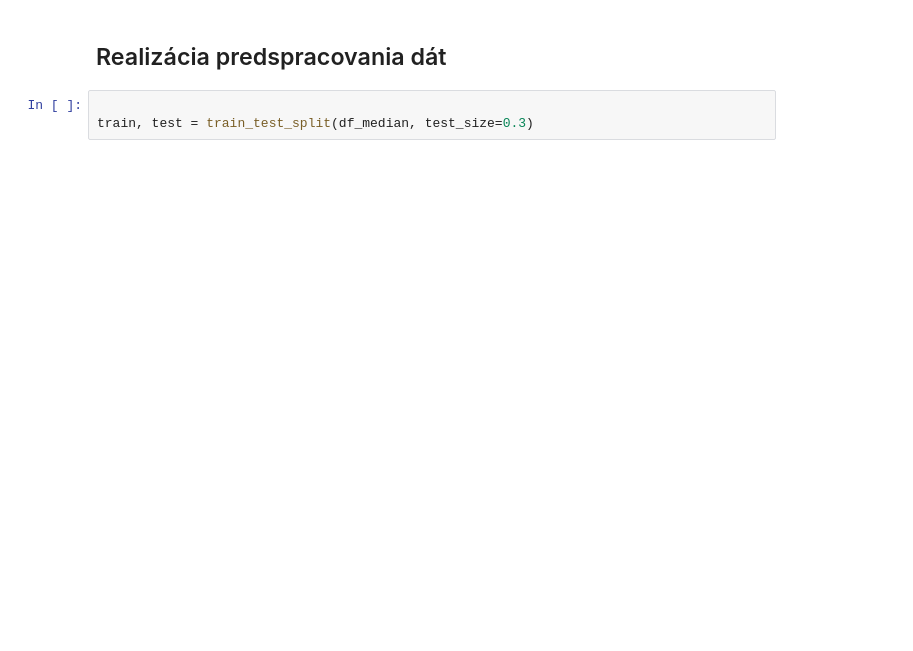
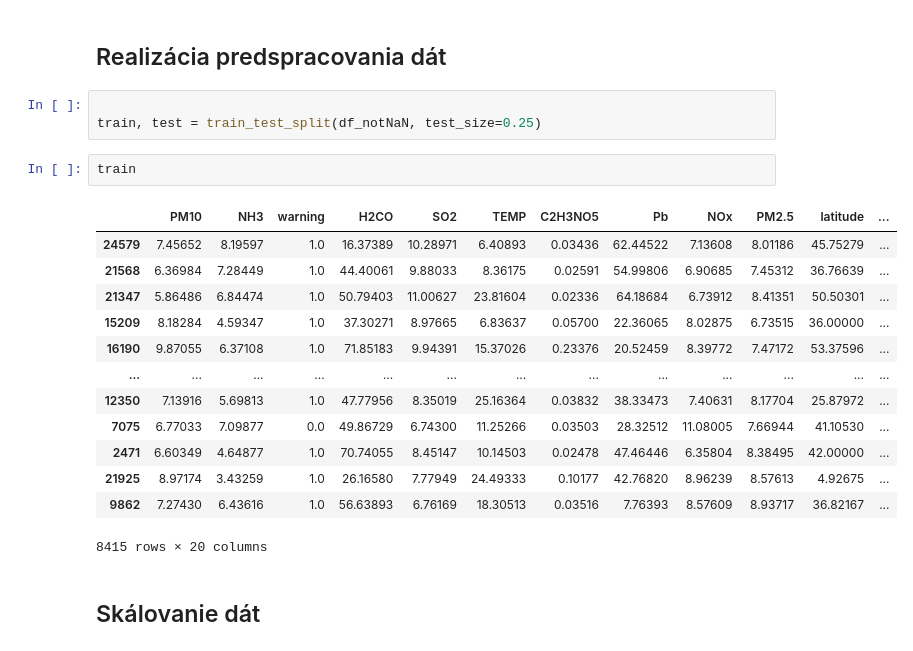
Before and after one commit to ImrichDiscantiny/Python, a Jupyter notebook: Faza_2.ipynb, the cells around one changed output. Drawn from its saved outputs; the diff is of its cells as text; blank space fills up the shorter version.

```diff
--- a/Faza_2.ipynb
+++ b/Faza_2.ipynb
@@ -267,4 +264,22 @@ df_median_iqr
 <h2> Realizácia predspracovania dát
 # %%
 
-train, test = train_test_split(df_median, test_size=0.3)
+train, test = train_test_split(df_notNaN, test_size=0.25)
+# %%
+train
+# %% [output]
+|  | PM10 | NH3 | warning | H2CO | SO2 | TEMP | C2H3NO5 | Pb | NOx | PM2.5 | latitude | ... |
+| 24579 | 7.45652 | 8.19597 | 1.0 | 16.37389 | 10.28971 | 6.40893 | 0.03436 | 62.44522 | 7.13608 | 8.01186 | 45.75279 | ... |
+| 21568 | 6.36984 | 7.28449 | 1.0 | 44.40061 | 9.88033 | 8.36175 | 0.02591 | 54.99806 | 6.90685 | 7.45312 | 36.76639 | ... |
+| 21347 | 5.86486 | 6.84474 | 1.0 | 50.79403 | 11.00627 | 23.81604 | 0.02336 | 64.18684 | 6.73912 | 8.41351 | 50.50301 | ... |
+| 15209 | 8.18284 | 4.59347 | 1.0 | 37.30271 | 8.97665 | 6.83637 | 0.05700 | 22.36065 | 8.02875 | 6.73515 | 36.00000 | ... |
+| 16190 | 9.87055 | 6.37108 | 1.0 | 71.85183 | 9.94391 | 15.37026 | 0.23376 | 20.52459 | 8.39772 | 7.47172 | 53.37596 | ... |
+| ... | ... | ... | ... | ... | ... | ... | ... | ... | ... | ... | ... | ... |
+| 12350 | 7.13916 | 5.69813 | 1.0 | 47.77956 | 8.35019 | 25.16364 | 0.03832 | 38.33473 | 7.40631 | 8.17704 | 25.87972 | ... |
+| 7075 | 6.77033 | 7.09877 | 0.0 | 49.86729 | 6.74300 | 11.25266 | 0.03503 | 28.32512 | 11.08005 | 7.66944 | 41.10530 | ... |
+| 2471 | 6.60349 | 4.64877 | 1.0 | 70.74055 | 8.45147 | 10.14503 | 0.02478 | 47.46446 | 6.35804 | 8.38495 | 42.00000 | ... |
+| 21925 | 8.97174 | 3.43259 | 1.0 | 26.16580 | 7.77949 | 24.49333 | 0.10177 | 42.76820 | 8.96239 | 8.57613 | 4.92675 | ... |
+| 9862 | 7.27430 | 6.43616 | 1.0 | 56.63893 | 6.76169 | 18.30513 | 0.03516 | 7.76393 | 8.57609 | 8.93717 | 36.82167 | ... |
+8415 rows × 20 columns
+# %% [markdown]
+<h2> Skálovanie dát
```
Also changed, not shown: parts of 21 cells of this notebook.
